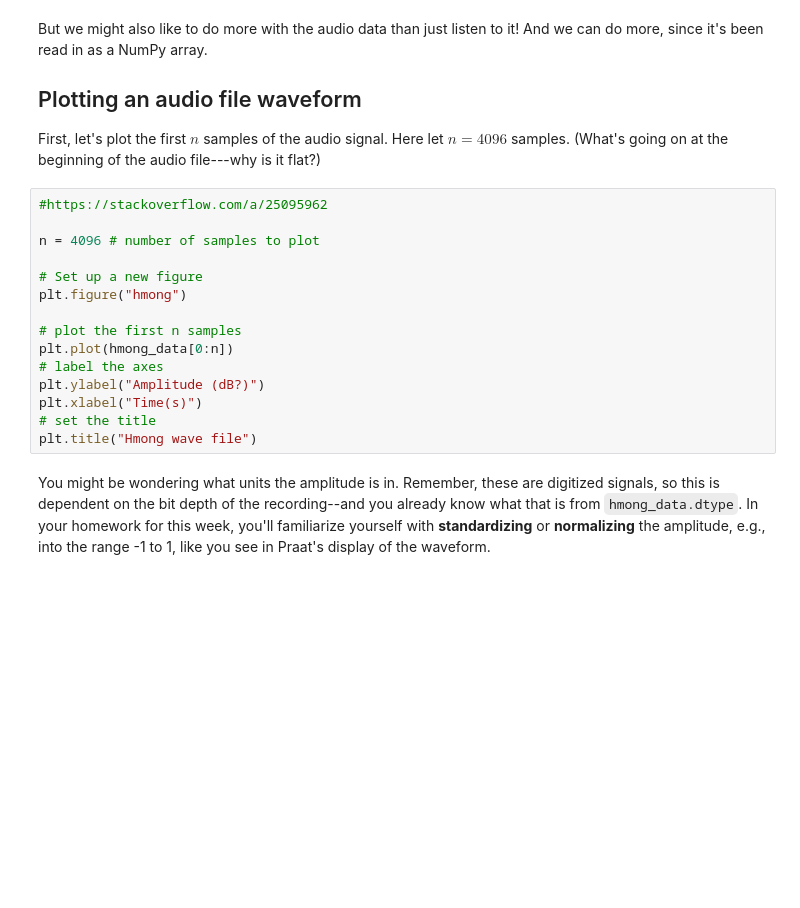
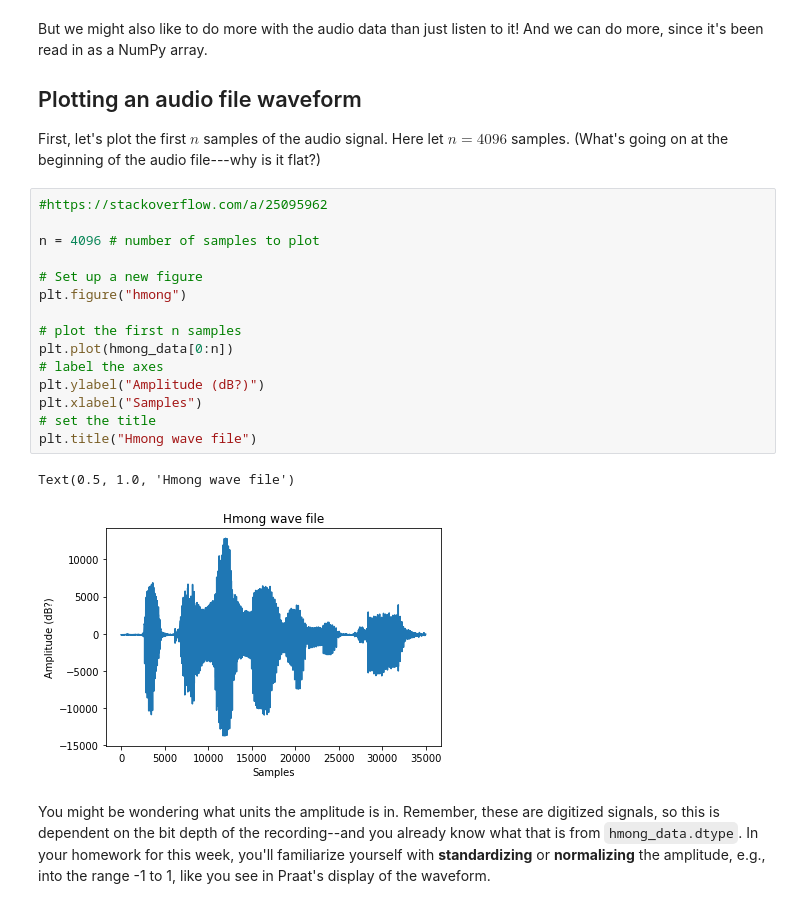
Before and after one commit to ling592b-f19/592b-f19-class, a Jupyter notebook: class_2-1/592B-F19_class_2-1.ipynb, the cells around one changed output. Saved outputs shown, nothing was run; the diff lists cells and outputs as text; blank space fills up the shorter version.

```diff
--- a/class_2-1/592B-F19_class_2-1.ipynb
+++ b/class_2-1/592B-F19_class_2-1.ipynb
@@ -80,18 +112,21 @@ First, let's plot the first $n$ samples of the audio signal. Here let $n=4096$ s
 # %%
 #https://stackoverflow.com/a/25095962
 
 n = 4096 # number of samples to plot
 
 # Set up a new figure
 plt.figure("hmong")
 
 # plot the first n samples
 plt.plot(hmong_data[0:n])
 # label the axes
 plt.ylabel("Amplitude (dB?)")
-plt.xlabel("Time(s)")
+plt.xlabel("Samples")
 # set the title
 plt.title("Hmong wave file")
+# %% [output]
+Text(0.5, 1.0, 'Hmong wave file')
+[figure, added]
 # %% [markdown]
 You might be wondering what units the amplitude is in. Remember, these are digitized signals, so this is dependent on the bit depth of the recording--and you already know what that is from `hmong_data.dtype`. In your homework for this week, you'll familiarize yourself with **standardizing** or **normalizing** the amplitude, e.g., into the range -1 to 1, like you see in Praat's display of the waveform.
 # %% [markdown]
```
Also changed, not shown: parts of 6 cells of this notebook, 4 other files.
